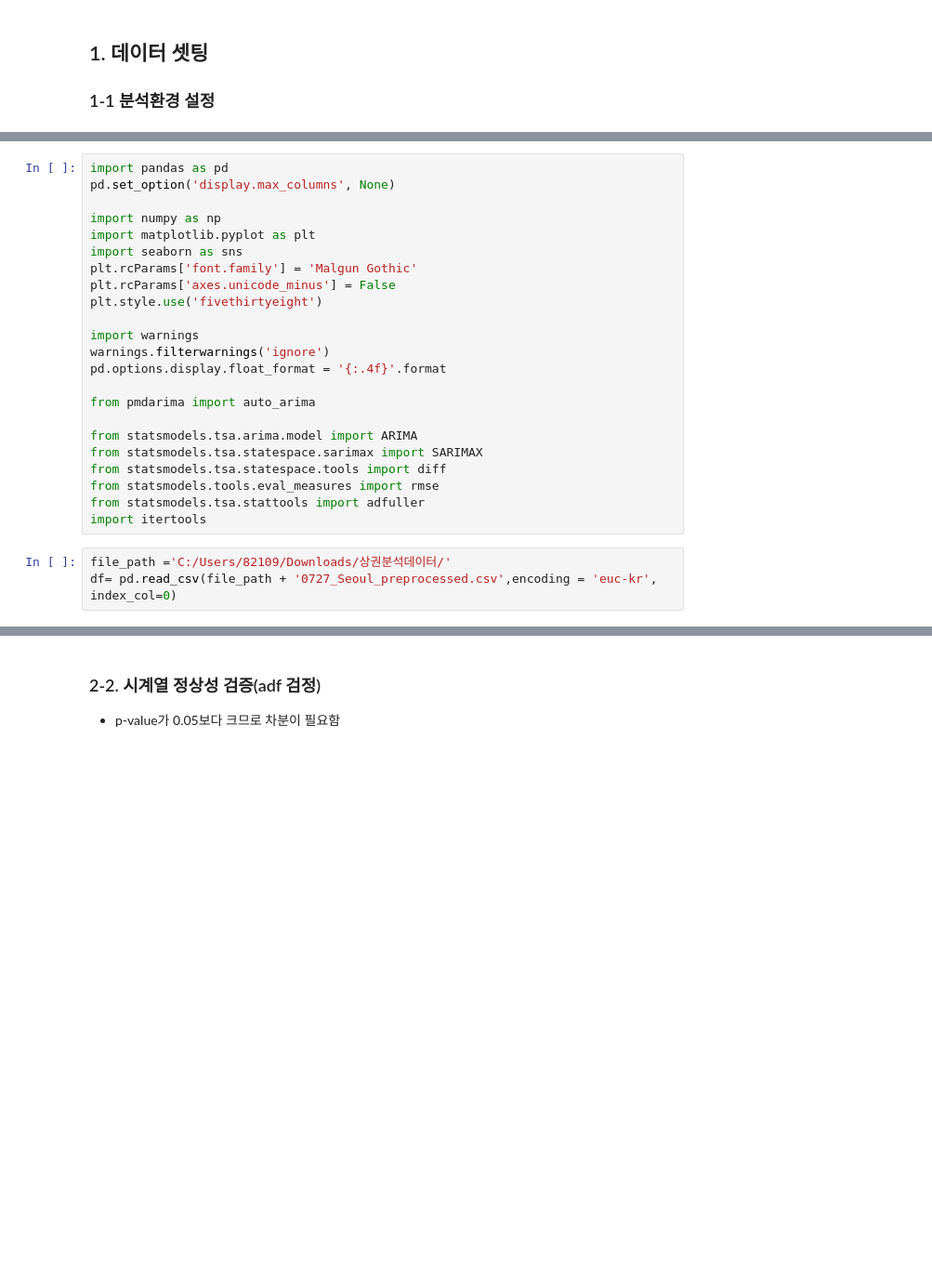
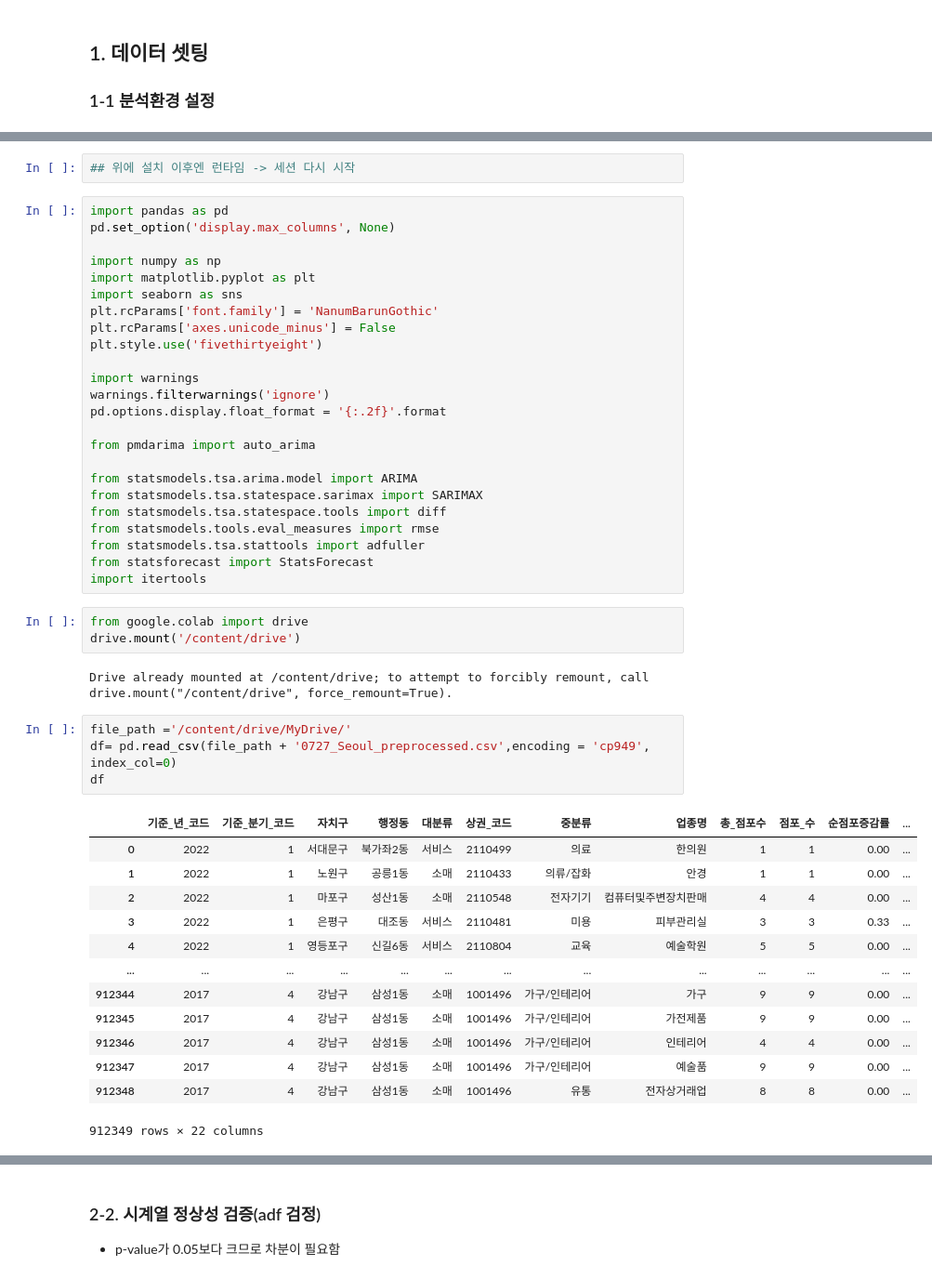
Before and after one commit to eunsung20311-dot/cafe-sales-prediction, a Jupyter notebook: [커피-음료] 업종 매출 예측 개선.ipynb, the cells around one changed output, grey strips where cells are left out. Shown at 93% size. Saved outputs shown, nothing was run; the diff lists cells and outputs as text; blank space fills up the shorter version.

```diff
--- a/[커피-음료] 업종 매출 예측 개선.ipynb
+++ b/[커피-음료] 업종 매출 예측 개선.ipynb
@@ -4,3 +28,5 @@
+# %%
+## 위에 설치 이후엔 런타임 -> 세션 다시 시작
 # %%
 import pandas as pd
 pd.set_option('display.max_columns', None)
@@ -8,13 +34,13 @@ pd.set_option('display.max_columns', None)
 import numpy as np
 import matplotlib.pyplot as plt
 import seaborn as sns
-plt.rcParams['font.family'] = 'Malgun Gothic'
+plt.rcParams['font.family'] = 'NanumBarunGothic'
 plt.rcParams['axes.unicode_minus'] = False
 plt.style.use('fivethirtyeight')
 
 import warnings
 warnings.filterwarnings('ignore')
-pd.options.display.float_format = '{:.4f}'.format
+pd.options.display.float_format = '{:.2f}'.format
 
 from pmdarima import auto_arima
 
@@ -23,9 +49,30 @@ from statsmodels.tsa.statespace.sarimax import SARIMAX
 from statsmodels.tsa.statespace.tools import diff
 from statsmodels.tools.eval_measures import rmse
 from statsmodels.tsa.stattools import adfuller
+from statsforecast import StatsForecast
 import itertools
+# %%
+from google.colab import drive
+drive.mount('/content/drive')
+# %% [output]
+Drive already mounted at /content/drive; to attempt to forcibly remount, call drive.mount("/content/drive", force_remount=True).
 # %%
-file_path ='C:/Users/82109/Downloads/상권분석데이터/'
-df= pd.read_csv(file_path + '0727_Seoul_preprocessed.csv',encoding = 'euc-kr', index_col=0)
+file_path ='/content/drive/MyDrive/'
+df= pd.read_csv(file_path + '0727_Seoul_preprocessed.csv',encoding = 'cp949', index_col=0)
+df
+# %% [output]
+|  | 기준_년_코드 | 기준_분기_코드 | 자치구 | 행정동 | 대분류 | 상권_코드 | 중분류 | 업종명 | 총_점포수 | 점포_수 | 순점포증감률 | ... |
+| 0 | 2022 | 1 | 서대문구 | 북가좌2동 | 서비스 | 2110499 | 의료 | 한의원 | 1 | 1 | 0.00 | ... |
+| 1 | 2022 | 1 | 노원구 | 공릉1동 | 소매 | 2110433 | 의류/잡화 | 안경 | 1 | 1 | 0.00 | ... |
+| 2 | 2022 | 1 | 마포구 | 성산1동 | 소매 | 2110548 | 전자기기 | 컴퓨터및주변장치판매 | 4 | 4 | 0.00 | ... |
+| 3 | 2022 | 1 | 은평구 | 대조동 | 서비스 | 2110481 | 미용 | 피부관리실 | 3 | 3 | 0.33 | ... |
+| 4 | 2022 | 1 | 영등포구 | 신길6동 | 서비스 | 2110804 | 교육 | 예술학원 | 5 | 5 | 0.00 | ... |
+| ... | ... | ... | ... | ... | ... | ... | ... | ... | ... | ... | ... | ... |
+| 912344 | 2017 | 4 | 강남구 | 삼성1동 | 소매 | 1001496 | 가구/인테리어 | 가구 | 9 | 9 | 0.00 | ... |
+| 912345 | 2017 | 4 | 강남구 | 삼성1동 | 소매 | 1001496 | 가구/인테리어 | 가전제품 | 9 | 9 | 0.00 | ... |
+| 912346 | 2017 | 4 | 강남구 | 삼성1동 | 소매 | 1001496 | 가구/인테리어 | 인테리어 | 4 | 4 | 0.00 | ... |
+| 912347 | 2017 | 4 | 강남구 | 삼성1동 | 소매 | 1001496 | 가구/인테리어 | 예술품 | 9 | 9 | 0.00 | ... |
+| 912348 | 2017 | 4 | 강남구 | 삼성1동 | 소매 | 1001496 | 유통 | 전자상거래업 | 8 | 8 | 0.00 | ... |
+912349 rows × 22 columns
 # %% [markdown]
 ### 1-2. 아드풀러 함수 정의
```
Also changed, not shown: parts of 41 cells of this notebook.
